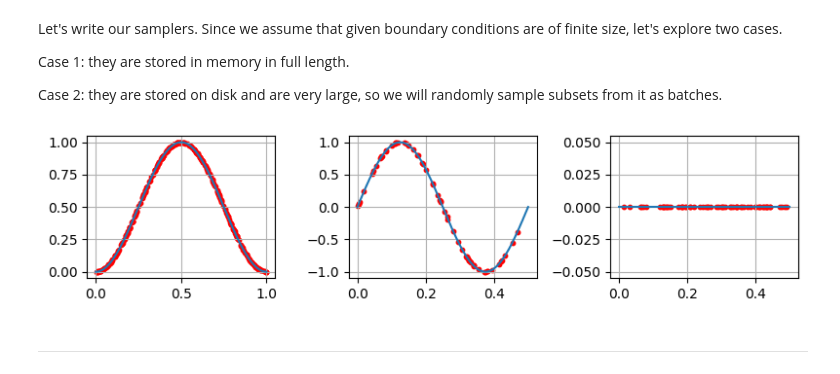
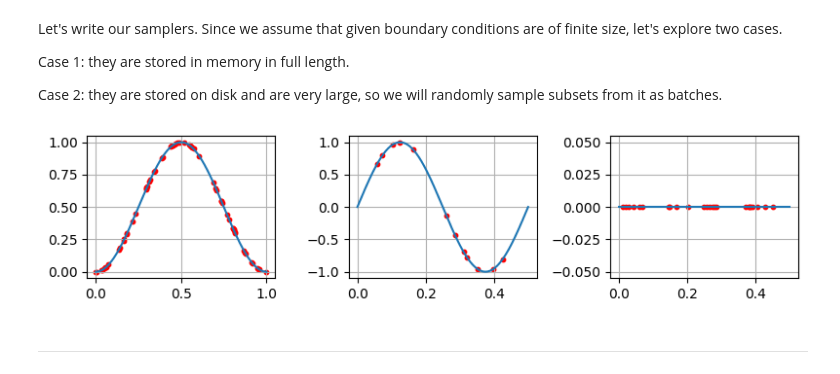
Before and after one commit to DaniilLaptev/pinns, a Jupyter notebook: examples/diffusion_1d.ipynb, the cells around one changed output. Drawn from its saved outputs; the diff is of its cells as text; code cells hidden in the pictures.

```diff
--- a/examples/diffusion_1d.ipynb
+++ b/examples/diffusion_1d.ipynb
@@ -122,35 +122,35 @@ Case 2: they are stored on disk and are very large, so we will randomly sample s
 # %%
 import numpy as np
 
 # Fix data size
-N_I, N_A, N_B = 256, 64, 64
+N_I, N_A, N_B = 64, 12, 24
 
 # Let's get some random subset from functions.
 init_pts = torch.rand((N_I)).sort().values * (B - A) + A
 left_pts = torch.rand((N_A)).sort().values * T
 right_pts = torch.rand((N_B)).sort().values * T
 
 init_data = f(init_pts)
 left_data = g_1(left_pts)
 right_data = g_2(right_pts)
 
 # Plot generated values.
 
 fig, axs = plt.subplots(1, 3, figsize=(8, 2))
 
 axs[0].plot(x, initial_values)
 axs[1].plot(t, left_boundary)
 axs[2].plot(t, right_boundary)
 
 axs[0].scatter(init_pts, init_data, color='r', s=10)
 axs[1].scatter(left_pts, left_data, color='r', s=10)
 axs[2].scatter(right_pts, right_data, color='r', s=10)
 
 for i in range(3): axs[i].grid()
 plt.tight_layout()
 plt.show()
 # %% [output]
-[figure, old version]
+[figure, new version]
 # %% [markdown]
 ---
 # %%
```
Also changed, not shown: parts of 3 cells of this notebook.
